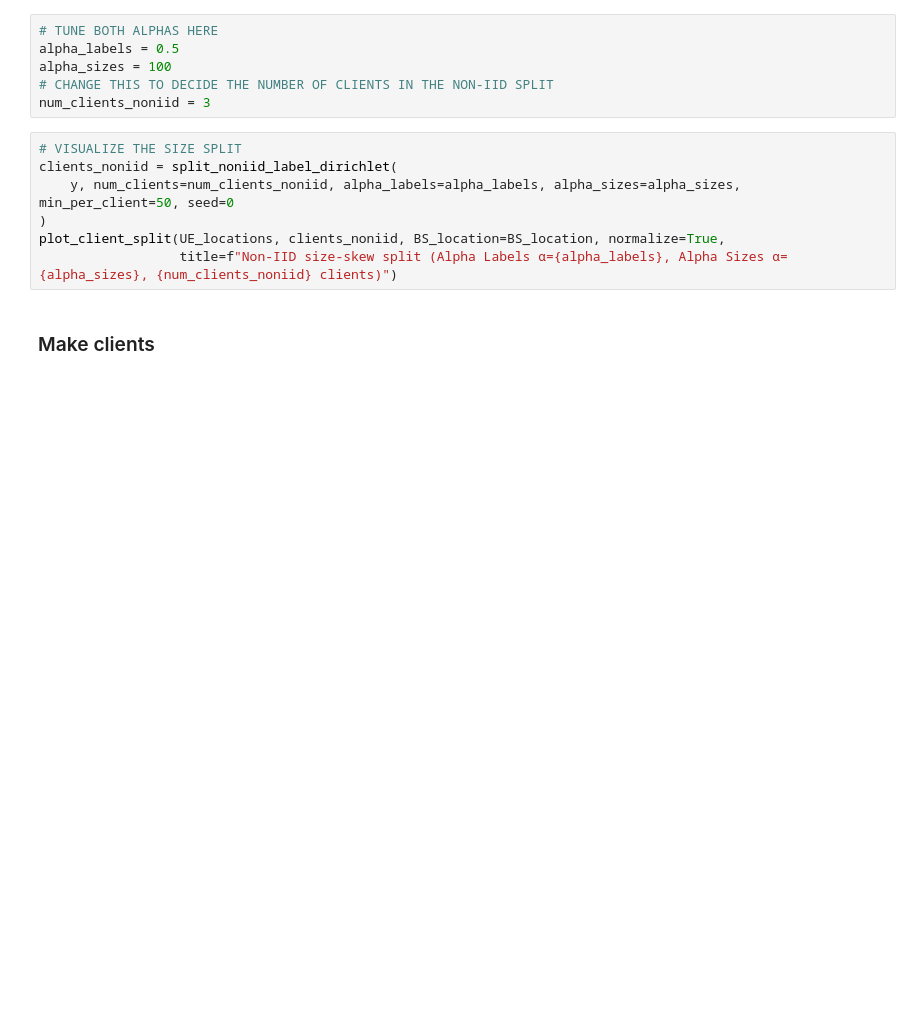
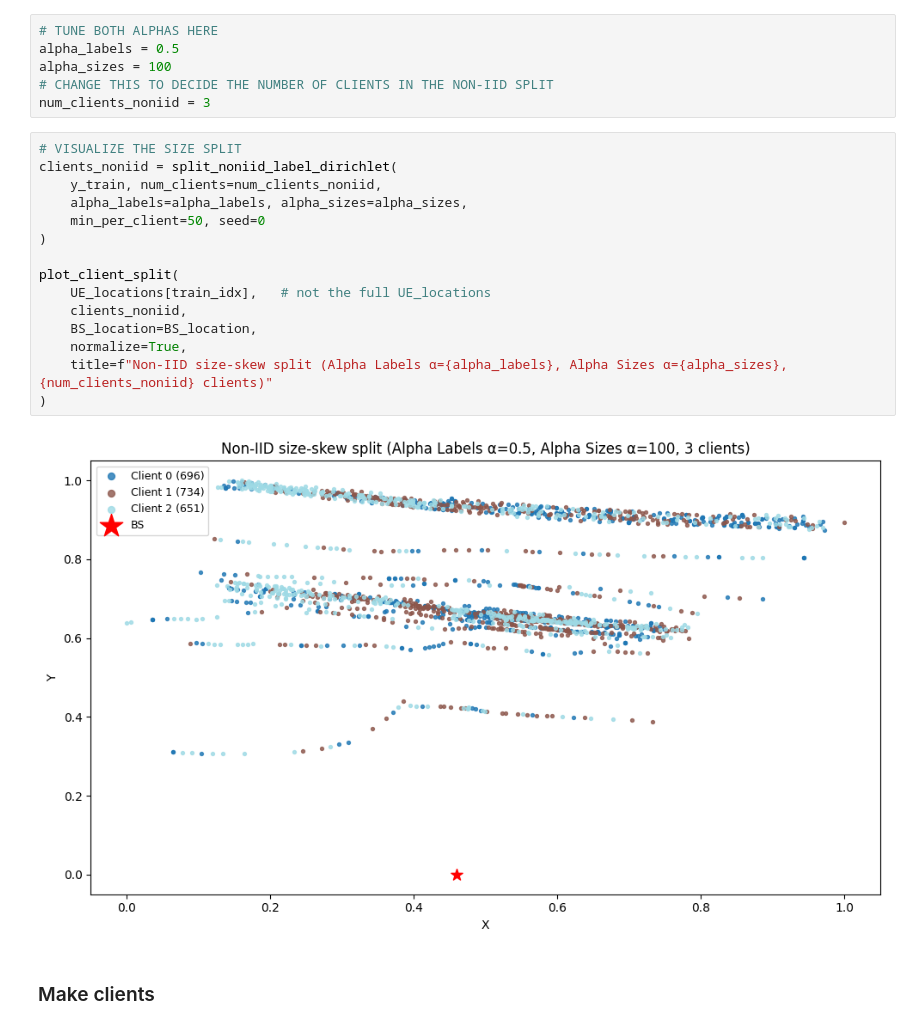
Before and after one commit to dontolon/ml_beam_management_lab, a Jupyter notebook: notebooks/beam_management_FL.ipynb, the cells around one changed output. Cells and saved outputs as stored; diff of their text form; blank space fills up the shorter version.

```diff
--- a/notebooks/beam_management_FL.ipynb
+++ b/notebooks/beam_management_FL.ipynb
@@ -525,10 +600,20 @@ num_clients_noniid = 3
 # %%
 # VISUALIZE THE SIZE SPLIT
 clients_noniid = split_noniid_label_dirichlet(
-    y, num_clients=num_clients_noniid, alpha_labels=alpha_labels, alpha_sizes=alpha_sizes, min_per_client=50, seed=0
+    y_train, num_clients=num_clients_noniid,
+    alpha_labels=alpha_labels, alpha_sizes=alpha_sizes,
+    min_per_client=50, seed=0
 )
-plot_client_split(UE_locations, clients_noniid, BS_location=BS_location, normalize=True,
-                  title=f"Non-IID size-skew split (Alpha Labels α={alpha_labels}, Alpha Sizes α={alpha_sizes}, {num_clients_noniid} clients)")
+
+plot_client_split(
+    UE_locations[train_idx],   # not the full UE_locations
+    clients_noniid,
+    BS_location=BS_location,
+    normalize=True,
+    title=f"Non-IID size-skew split (Alpha Labels α={alpha_labels}, Alpha Sizes α={alpha_sizes}, {num_clients_noniid} clients)"
+)
+# %% [output]
+[figure, added]
 # %% [markdown]
 ### Make clients
 # %%
```
Also changed, not shown: parts of 17 cells of this notebook, 1 other file.
